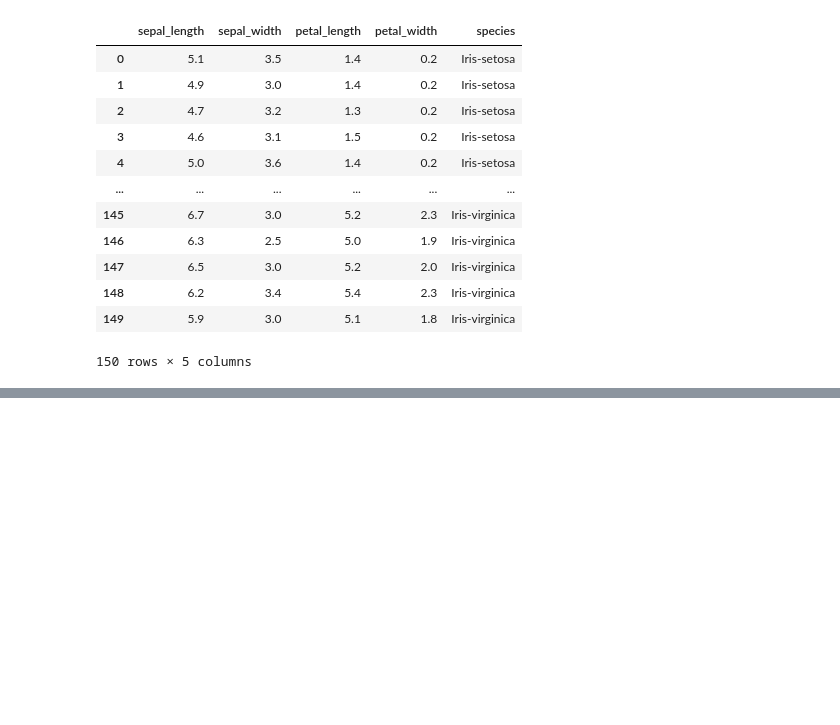
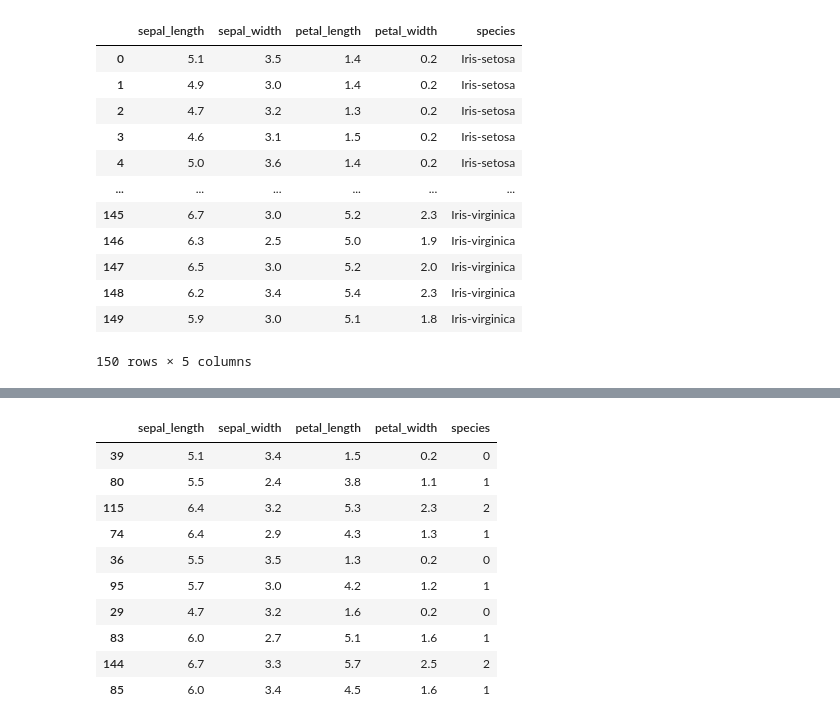
Before and after one commit to Priyanshu-0301/Encryptix, a Jupyter notebook: Iris.ipynb, the cells around one changed output, grey strips where cells are left out. Saved outputs shown, nothing was run; the diff lists cells and outputs as text; code cells hidden in the pictures; blank space fills up the shorter version.

```diff
--- a/Iris.ipynb
+++ b/Iris.ipynb
@@ -91 +112,15 @@ y = df['species']
+# %%
+df.sample(10)
+# %% [output]
+|  | sepal_length | sepal_width | petal_length | petal_width | species |
+| 39 | 5.1 | 3.4 | 1.5 | 0.2 | 0 |
+| 80 | 5.5 | 2.4 | 3.8 | 1.1 | 1 |
+| 115 | 6.4 | 3.2 | 5.3 | 2.3 | 2 |
+| 74 | 6.4 | 2.9 | 4.3 | 1.3 | 1 |
+| 36 | 5.5 | 3.5 | 1.3 | 0.2 | 0 |
+| 95 | 5.7 | 3.0 | 4.2 | 1.2 | 1 |
+| 29 | 4.7 | 3.2 | 1.6 | 0.2 | 0 |
+| 83 | 6.0 | 2.7 | 5.1 | 1.6 | 1 |
+| 144 | 6.7 | 3.3 | 5.7 | 2.5 | 2 |
+| 85 | 6.0 | 3.4 | 4.5 | 1.6 | 1 |
 # %%
```
Also changed, not shown: parts of 8 cells of this notebook.
